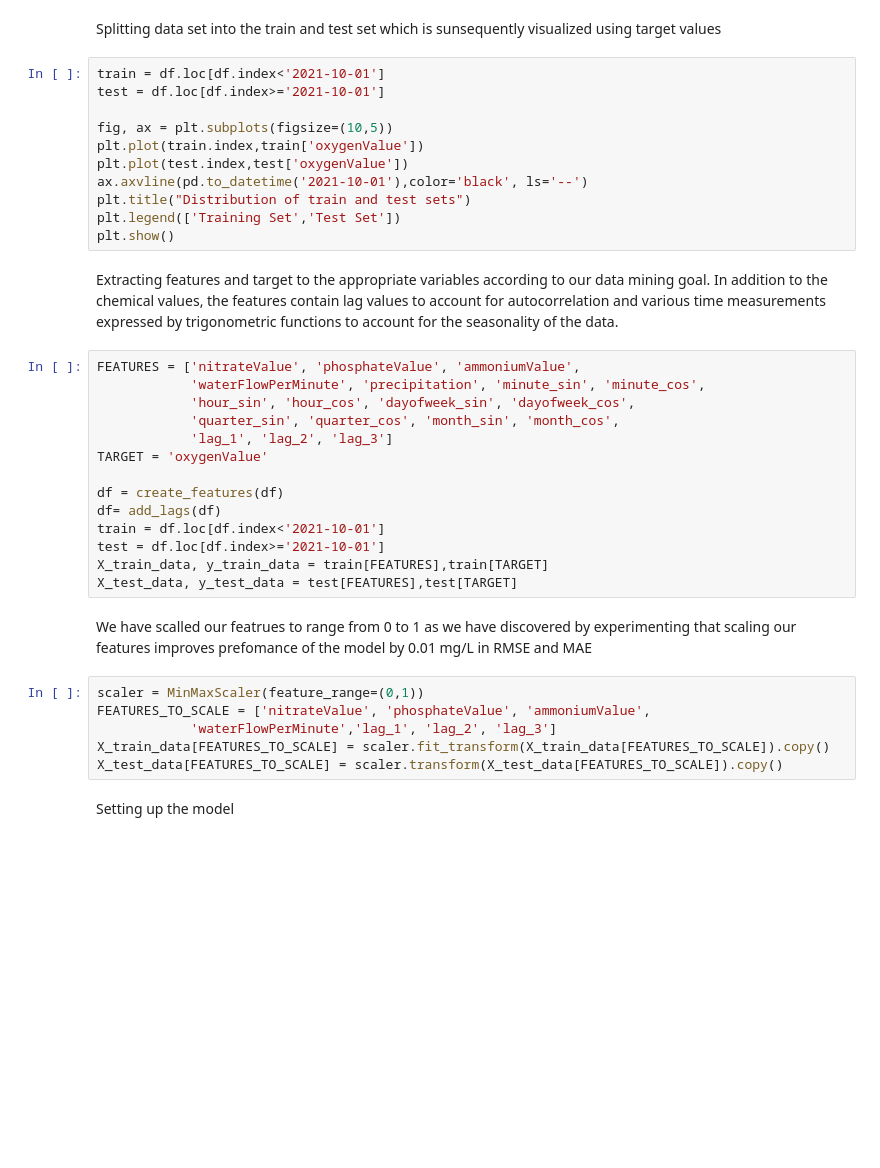
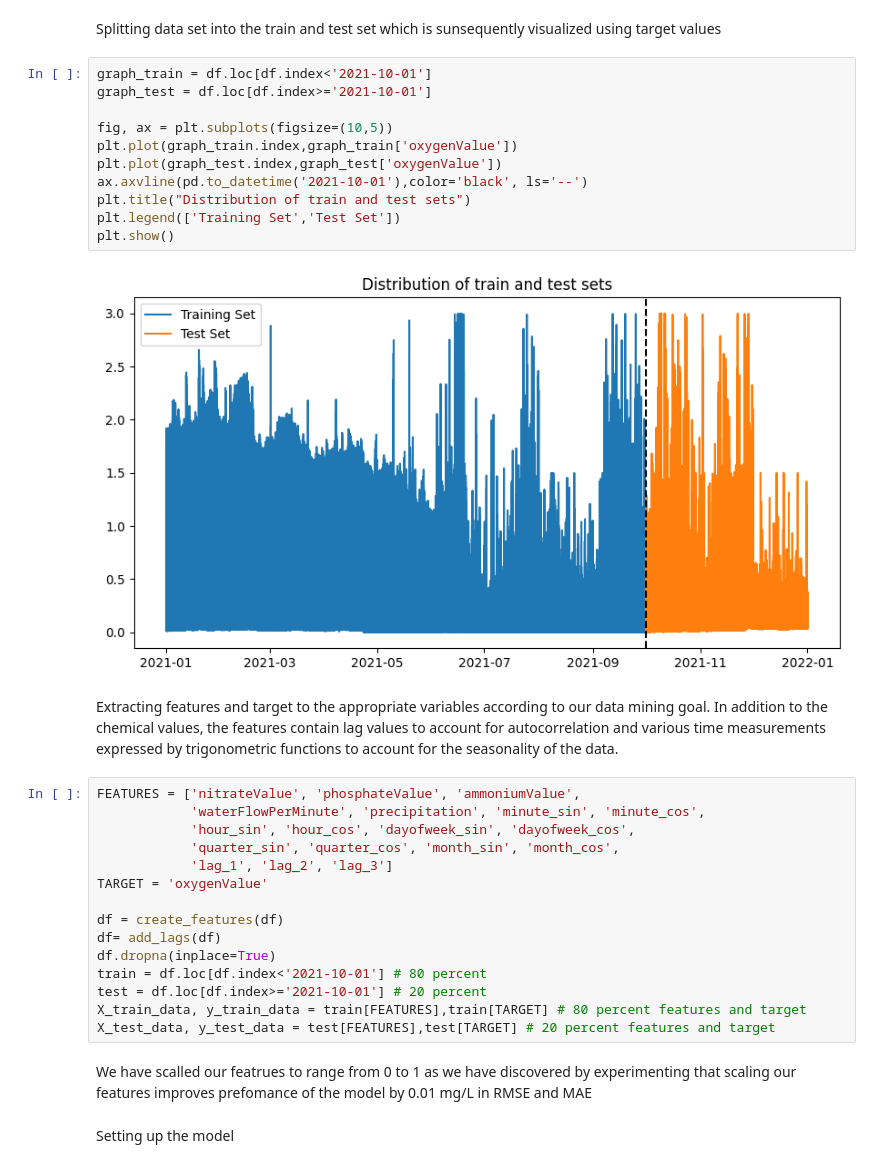
Before and after one commit to Simon-Manasse/DDD-DTW, a Jupyter notebook: src/RandomForestGoneGood.ipynb, the cells around one changed output. Drawn from its saved outputs; the diff is of its cells as text; blank space fills up the shorter version.

```diff
--- a/src/RandomForestGoneGood.ipynb
+++ b/src/RandomForestGoneGood.ipynb
@@ -90,16 +93,18 @@ Visualization of the k-fold for better interpretation and understanding
 # %% [markdown]
 Splitting data set into the train and test set which is sunsequently visualized using target values
 # %%
-train = df.loc[df.index<'2021-10-01']
-test = df.loc[df.index>='2021-10-01']
+graph_train = df.loc[df.index<'2021-10-01']
+graph_test = df.loc[df.index>='2021-10-01']
 
 fig, ax = plt.subplots(figsize=(10,5))
-plt.plot(train.index,train['oxygenValue'])
-plt.plot(test.index,test['oxygenValue'])
+plt.plot(graph_train.index,graph_train['oxygenValue'])
+plt.plot(graph_test.index,graph_test['oxygenValue'])
 ax.axvline(pd.to_datetime('2021-10-01'),color='black', ls='--')
 plt.title("Distribution of train and test sets")
 plt.legend(['Training Set','Test Set'])
 plt.show()
+# %% [output]
+[figure, added]
 # %% [markdown]
 Extracting features and target to the appropriate variables according to our data mining goal. In addition to the chemical values, the features contain lag values to account for autocorrelation and various time measurements expressed by trigonometric functions to account for the seasonality of the data.
 # %%
@@ -112,18 +117,13 @@ TARGET = 'oxygenValue'
 
 df = create_features(df)
 df= add_lags(df)
-train = df.loc[df.index<'2021-10-01']
-test = df.loc[df.index>='2021-10-01']
-X_train_data, y_train_data = train[FEATURES],train[TARGET]
-X_test_data, y_test_data = test[FEATURES],test[TARGET]
+df.dropna(inplace=True)
+train = df.loc[df.index<'2021-10-01'] # 80 percent
+test = df.loc[df.index>='2021-10-01'] # 20 percent
+X_train_data, y_train_data = train[FEATURES],train[TARGET] # 80 percent features and target
+X_test_data, y_test_data = test[FEATURES],test[TARGET] # 20 percent features and target
 # %% [markdown]
 We have scalled our featrues to range from 0 to 1 as we have discovered by experimenting that scaling our features improves prefomance of the model by 0.01 mg/L in RMSE and MAE
-# %%
-scaler = MinMaxScaler(feature_range=(0,1))
-FEATURES_TO_SCALE = ['nitrateValue', 'phosphateValue', 'ammoniumValue',
-            'waterFlowPerMinute','lag_1', 'lag_2', 'lag_3']
-X_train_data[FEATURES_TO_SCALE] = scaler.fit_transform(X_train_data[FEATURES_TO_SCALE]).copy()
-X_test_data[FEATURES_TO_SCALE] = scaler.transform(X_test_data[FEATURES_TO_SCALE]).copy()
 # %% [markdown]
 Setting up the model
 # %%
```
Also changed, not shown: parts of 12 cells of this notebook.
